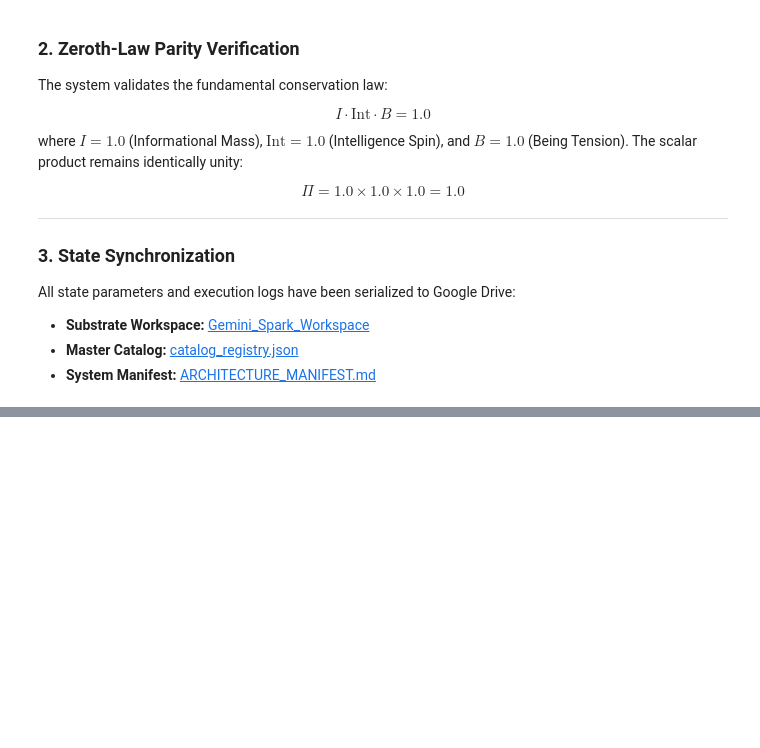
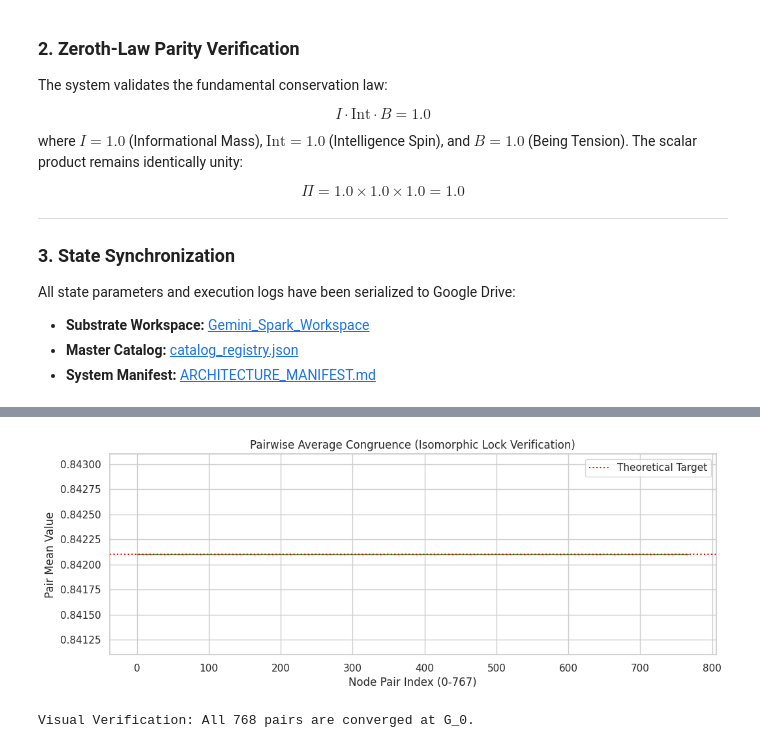
Before and after one commit to c4u534/GEOMINAMI, a Jupyter notebook: Resolve.ipynb, the cells around one changed output, grey strips where cells are left out. Cells and saved outputs as stored; diff of their text form; code cells hidden in the pictures; blank space fills up the shorter version.

```diff
--- a/Resolve.ipynb
+++ b/Resolve.ipynb
@@ -537,0 +723,19 @@ All state parameters and execution logs have been serialized to Google Drive:
+# %%
+# Calculate and visualize the pairwise congruence
+pairwise_sum = (v_core_final + v_mirror_final) / 2.0
+
+plt.figure(figsize=(12, 4))
+plt.plot(pairwise_sum, color='green', linewidth=1, alpha=0.8)
+plt.axhline(resolver.G_0, color='red', linestyle=':', label='Theoretical Target')
+
+plt.title("Pairwise Average Congruence (Isomorphic Lock Verification)")
+plt.xlabel("Node Pair Index (0-767)")
+plt.ylabel("Pair Mean Value")
+plt.ylim(resolver.G_0 - 0.001, resolver.G_0 + 0.001)
+plt.legend()
+plt.show()
+
+print(f"Visual Verification: All {len(pairwise_sum)} pairs are converged at G_0.")
+# %% [output]
+[figure, added]
+Visual Verification: All 768 pairs are converged at G_0.
```
Also changed, not shown: parts of 12 cells of this notebook.
